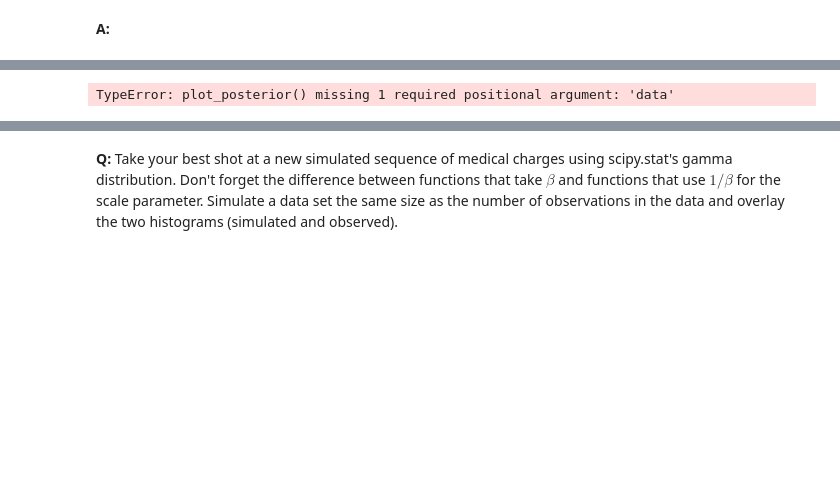
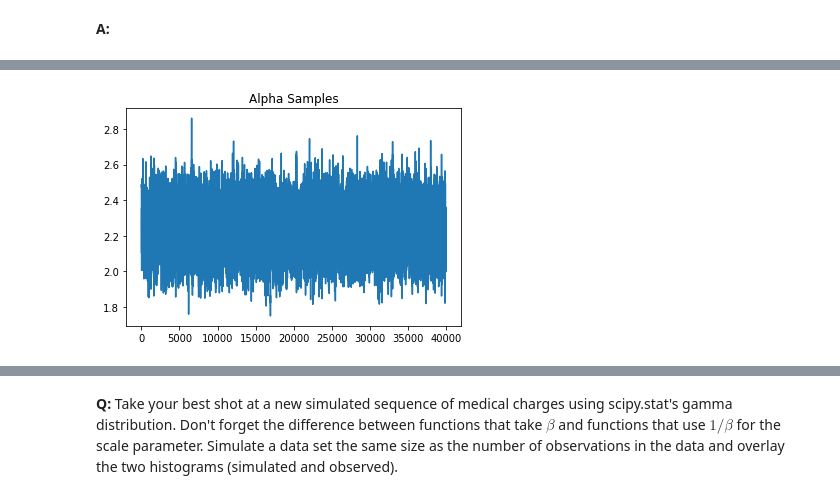
Before and after one commit to c0dster202/Capstone-1, a Jupyter notebook: inferential_statistics_3-Q.ipynb, the cells around one changed output, grey strips where cells are left out. Drawn from its saved outputs; the diff is of its cells as text; code cells hidden in the pictures; blank space fills up the shorter version.

```diff
--- a/inferential_statistics_3-Q.ipynb
+++ b/inferential_statistics_3-Q.ipynb
@@ -221,5 +168,5 @@ TypeError: DeprecationWarning() takes no keyword arguments
-# %%
-_ = pm.plots.plot_posterior(trace=trace["alpha"])
-_ = pm.plots.plot_posterior(trace=trace["beta"])
-# %% [output]
-TypeError: plot_posterior() missing 1 required positional argument: 'data'
+# %%
+_ = plt.plot(alpha_samples)
+_ = plt.title('Alpha Samples')
+# %% [output]
+[figure, added]
```
Also changed, not shown: parts of 17 cells of this notebook.
